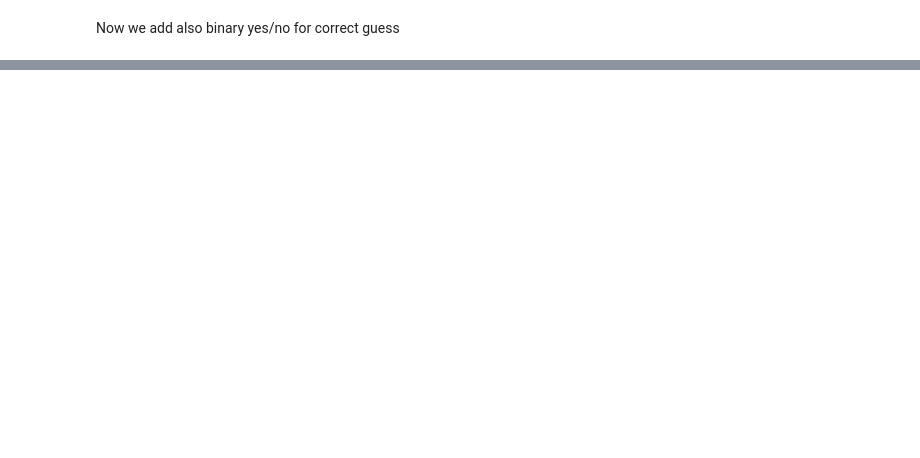
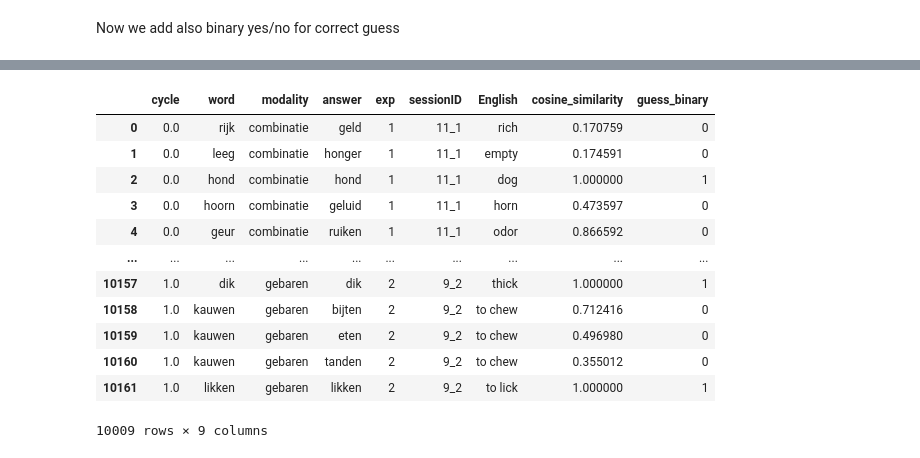
Before and after one commit to sarkadava/FLESH_Expressibility_vs_guessability, a Jupyter notebook: ConceptNet_similarity.ipynb, the cells around one changed output, grey strips where cells are left out. Drawn from its saved outputs; the diff is of its cells as text; code cells hidden in the pictures; blank space fills up the shorter version.

```diff
--- a/ConceptNet_similarity.ipynb
+++ b/ConceptNet_similarity.ipynb
@@ -343,0 +349,16 @@ df.to_csv(datafolder + 'df_final.csv', index=False)
+# %%
+df
+# %% [output]
+|  | cycle | word | modality | answer | exp | sessionID | English | cosine_similarity | guess_binary |
+| 0 | 0.0 | rijk | combinatie | geld | 1 | 11_1 | rich | 0.170759 | 0 |
+| 1 | 0.0 | leeg | combinatie | honger | 1 | 11_1 | empty | 0.174591 | 0 |
+| 2 | 0.0 | hond | combinatie | hond | 1 | 11_1 | dog | 1.000000 | 1 |
+| 3 | 0.0 | hoorn | combinatie | geluid | 1 | 11_1 | horn | 0.473597 | 0 |
+| 4 | 0.0 | geur | combinatie | ruiken | 1 | 11_1 | odor | 0.866592 | 0 |
+| ... | ... | ... | ... | ... | ... | ... | ... | ... | ... |
+| 10157 | 1.0 | dik | gebaren | dik | 2 | 9_2 | thick | 1.000000 | 1 |
+| 10158 | 1.0 | kauwen | gebaren | bijten | 2 | 9_2 | to chew | 0.712416 | 0 |
+| 10159 | 1.0 | kauwen | gebaren | eten | 2 | 9_2 | to chew | 0.496980 | 0 |
+| 10160 | 1.0 | kauwen | gebaren | tanden | 2 | 9_2 | to chew | 0.355012 | 0 |
+| 10161 | 1.0 | likken | gebaren | likken | 2 | 9_2 | to lick | 1.000000 | 1 |
+10009 rows × 9 columns
```
Also changed, not shown: parts of 8 cells of this notebook, 9 other files.
